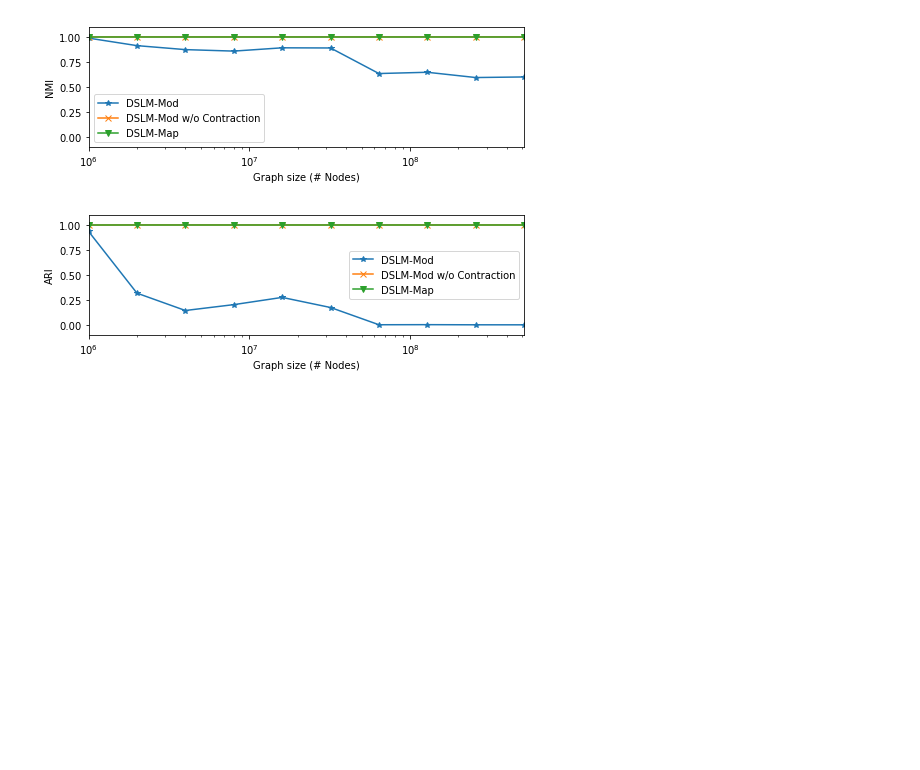
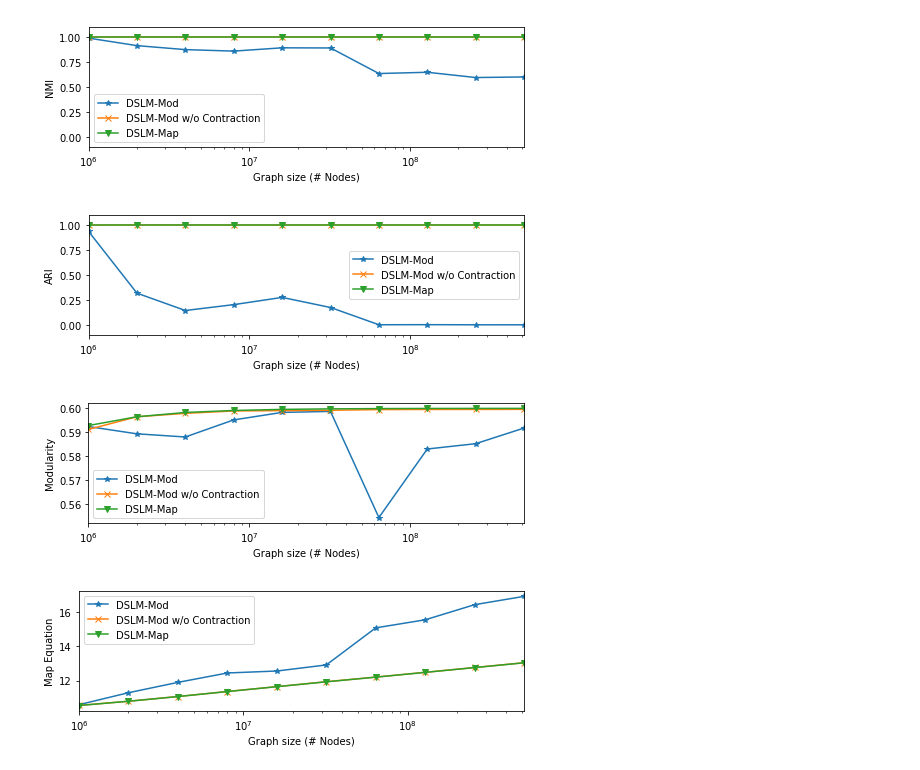
Before and after one commit to kit-algo/distributed_clustering_thrill, a Jupyter notebook: analysis/plot_layouting.ipynb, the cells around one changed output. Saved outputs shown, nothing was run; the diff lists cells and outputs as text; code cells hidden in the pictures; blank space fills up the shorter version.

Commit message:
mod and map weak scaling plot adujstments

```diff
--- a/analysis/plot_layouting.ipynb
+++ b/analysis/plot_layouting.ipynb
@@ -60,3 +60,12 @@ plot_and_save(df, 'weak_scaling_ARI', figsize=(7, 2.5), ylabel="ARI", xlabel="Gr
 # %% [output]
 [figure]
 [figure]
+# %%
+df = pd.read_csv("../../dist-thrill-cluster/plots/weak_scaling_modularity.csv", header=0, index_col=0)
+plot_and_save(df, 'weak_scaling_modularity', figsize=(7, 2.5), ylabel="Modularity", xlabel="Graph size (# Nodes)", logx=True, style=['-*', '-x', '-v'])
+
+df = pd.read_csv("../../dist-thrill-cluster/plots/weak_scaling_map_equation.csv", header=0, index_col=0)
+plot_and_save(df, 'weak_scaling_map_equation', figsize=(7, 2.5), ylabel="Map Equation", xlabel="Graph size (# Nodes)", logx=True, style=['-*', '-x', '-v'])
+# %% [output]
+[figure, added]
+[figure, added]
```
